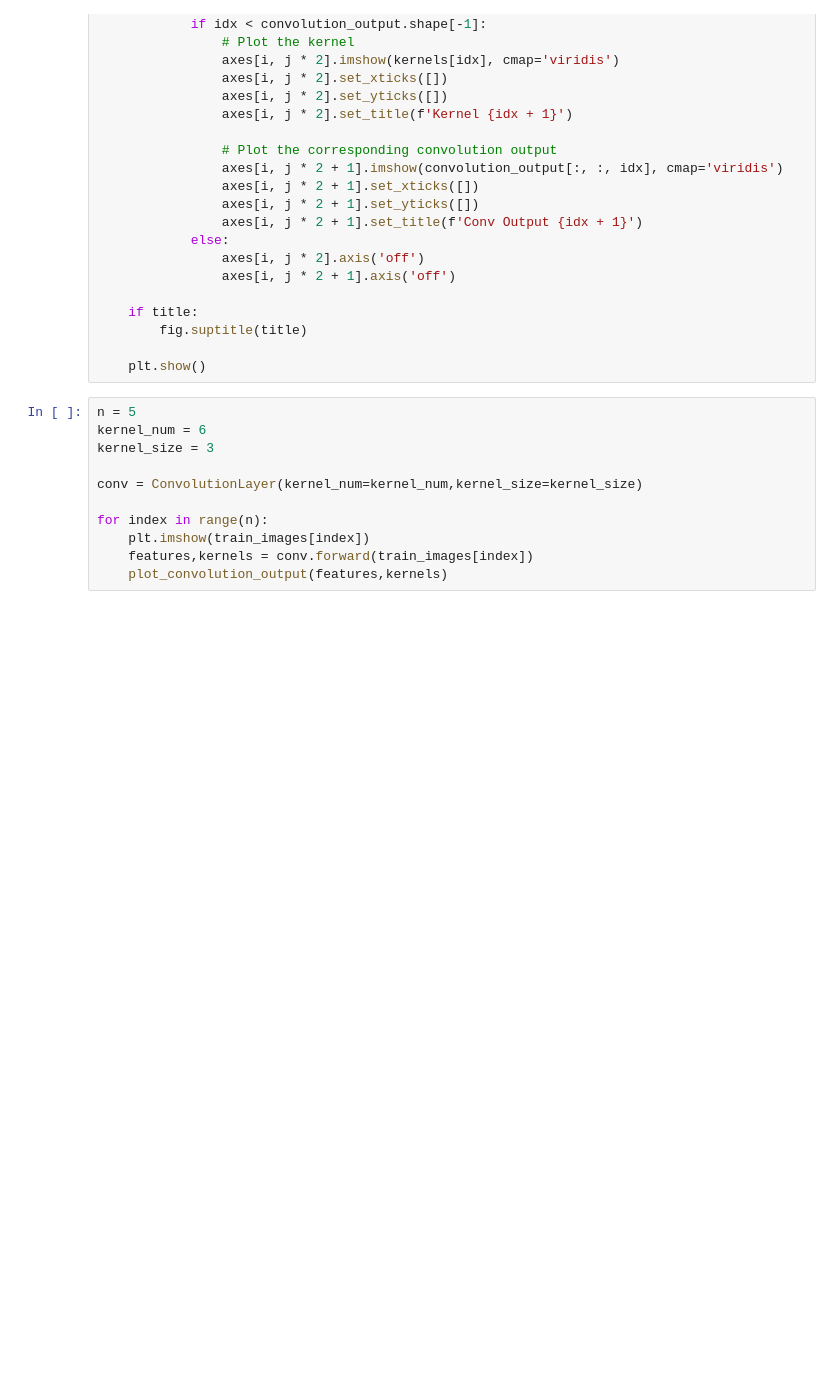
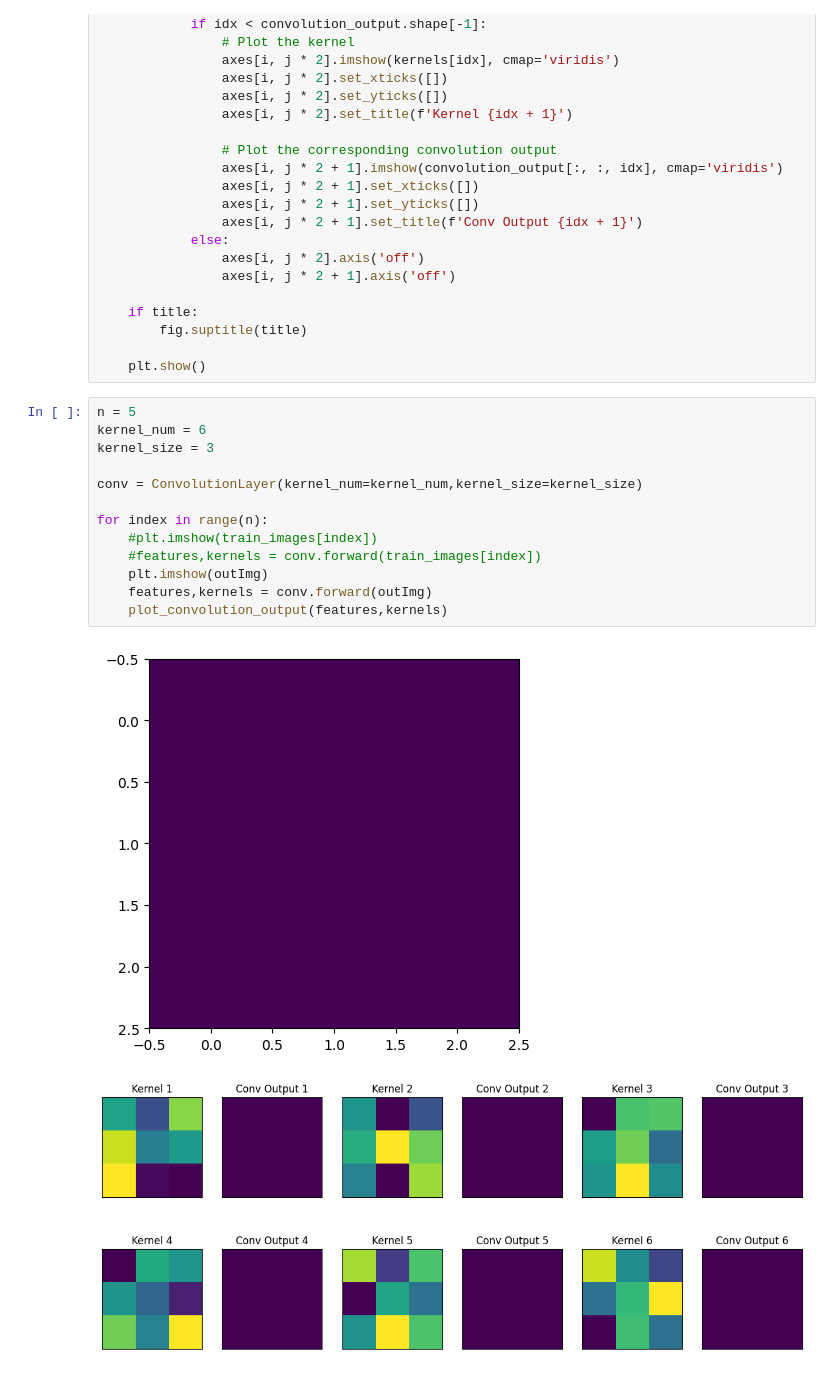
Before and after one commit to DezsiCsaba/BDIGNE_BEVADAT2022232, a Jupyter notebook: GYAK/GYAK11/GYAK11.ipynb, the cells around one changed output. Cells and saved outputs as stored; diff of their text form; blank space fills up the shorter version.

```diff
--- a/GYAK/GYAK11/GYAK11.ipynb
+++ b/GYAK/GYAK11/GYAK11.ipynb
@@ -167,11 +169,16 @@ def plot_convolution_output(convolution_output, kernels, title=None):
 # %%
 n = 5
 kernel_num = 6
 kernel_size = 3
 
 conv = ConvolutionLayer(kernel_num=kernel_num,kernel_size=kernel_size)
 
 for index in range(n):
-    plt.imshow(train_images[index])
-    features,kernels = conv.forward(train_images[index])
+    #plt.imshow(train_images[index])
+    #features,kernels = conv.forward(train_images[index])
+    plt.imshow(outImg)
+    features,kernels = conv.forward(outImg)
     plot_convolution_output(features,kernels)
+# %% [output]
+[figure, added]
+[figure, added]
```
Also changed, not shown: parts of 2 cells of this notebook, 1 other file.
